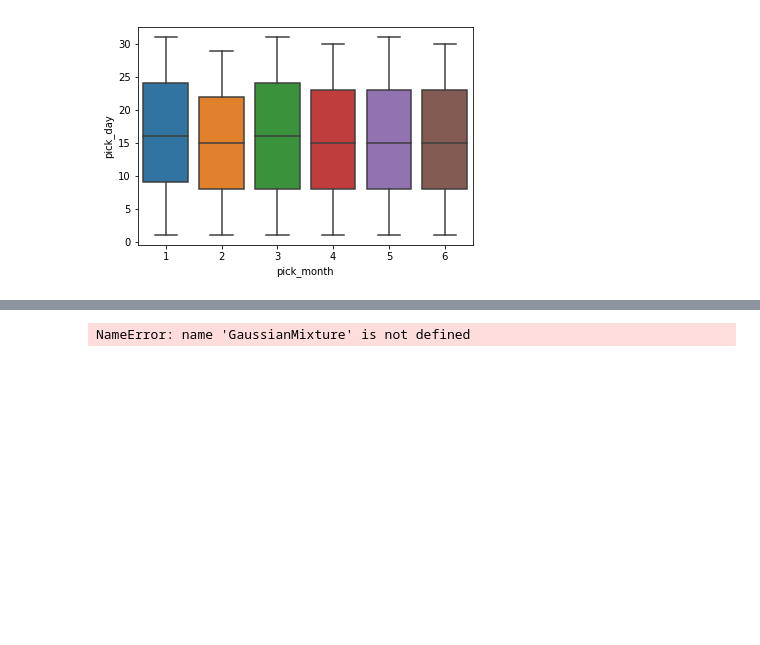
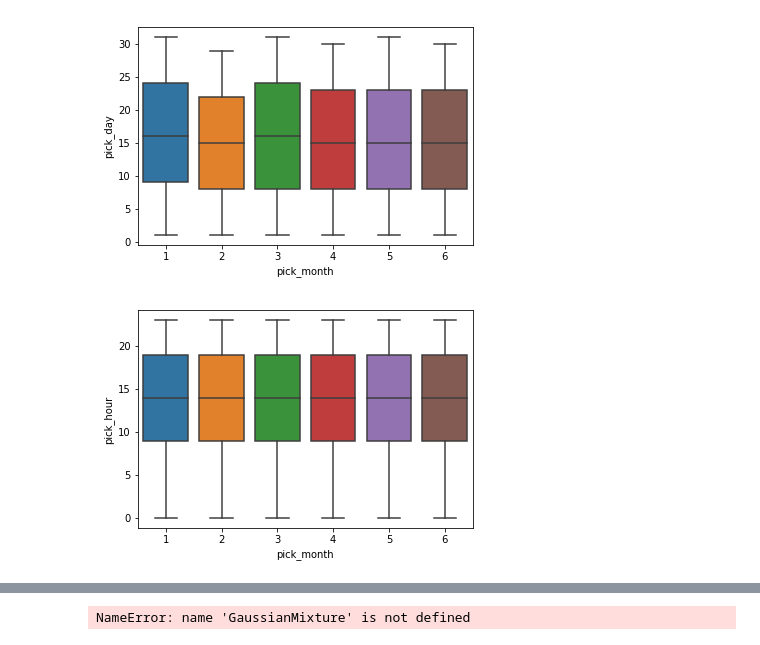
Before and after one commit to jungi21cc/taxi, a Jupyter notebook: JK/taxi_V5.0.ipynb, the cells around one changed output, grey strips where cells are left out. Saved outputs shown, nothing was run; the diff lists cells and outputs as text; code cells hidden in the pictures; blank space fills up the shorter version.

```diff
--- a/JK/taxi_V5.0.ipynb
+++ b/JK/taxi_V5.0.ipynb
@@ -382,3 +358,3 @@ for i in range(len(train)):
 # %%
-train['holiday'] = 1 * (train.pickup_datetime == holi.date)
-test['holiday'] = 1 * (test.pickup_datetime == holi.date)
+train['holiday'] = 1 * (train.holiday == True)
+# test['weather'] = 1 * (test.pickup_datetime == True)
@@ -449,5 +425,3 @@ new1
 | 38 | 2016-12-18 |
 | 39 | 2016-08-01 |
 | 40 | 2016-12-01 |
-# %%
-(train.pickup_datetime.apply(lambda x : x.date()) == new1.date.sort_index(inplace=True)).sum()
@@ -455,0 +428,4 @@ new1
+# %%
+select_date = list(new1["date"].astype("str"))
+weather = train.pickup_datetime.apply(lambda x : str(x.date())).isin(select_date)
+train["weather"] = weather
@@ -456,3 +451,3 @@ new1
 # %%
-train['weather'] = 1 * (train.pickup_datetime == new1.date())
-test['weather'] = 1 * (test.pickup_datetime == new1.date())
+train['weather'] = 1 * (train.weather == True)
+# test['weather'] = 1 * (test.pickup_datetime == True)
@@ -706,3 +701,7 @@ score1.score(X_train1, X_test1), score2.score(X_train1, X_test1),  score3.score(
 ax = sns.boxplot(x=train["pick_month"], y=train['pick_day'])
 # %% [output]
 [figure]
+# %%
+ax = sns.boxplot(x=train["pick_month"], y=train['pick_hour'])
+# %% [output]
+[figure, added]
```
Also changed, not shown: parts of 18 cells of this notebook, 6 other files.
